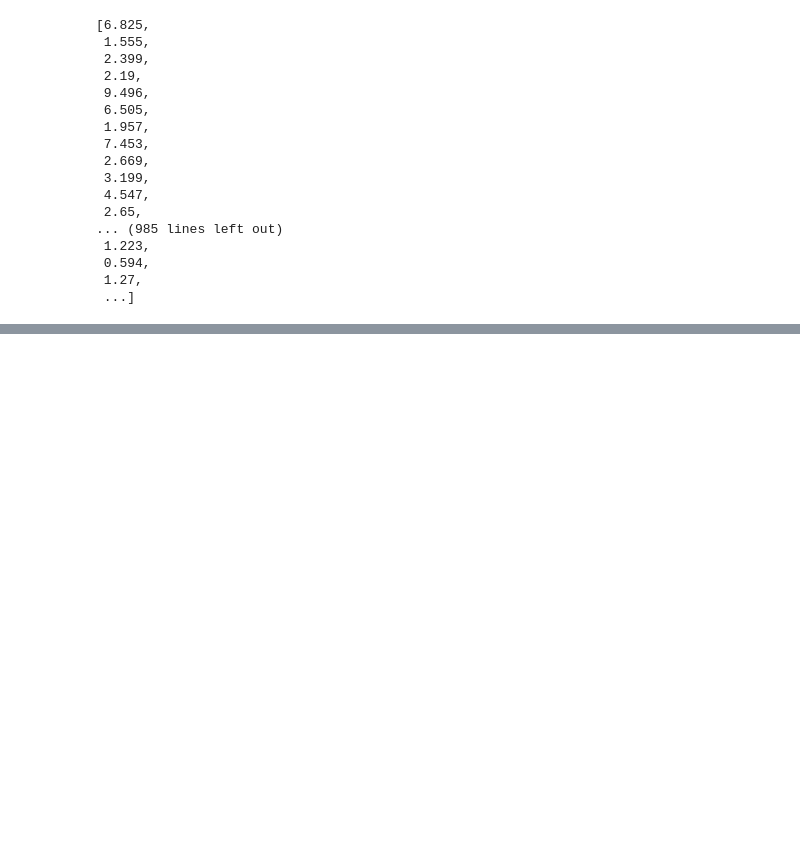
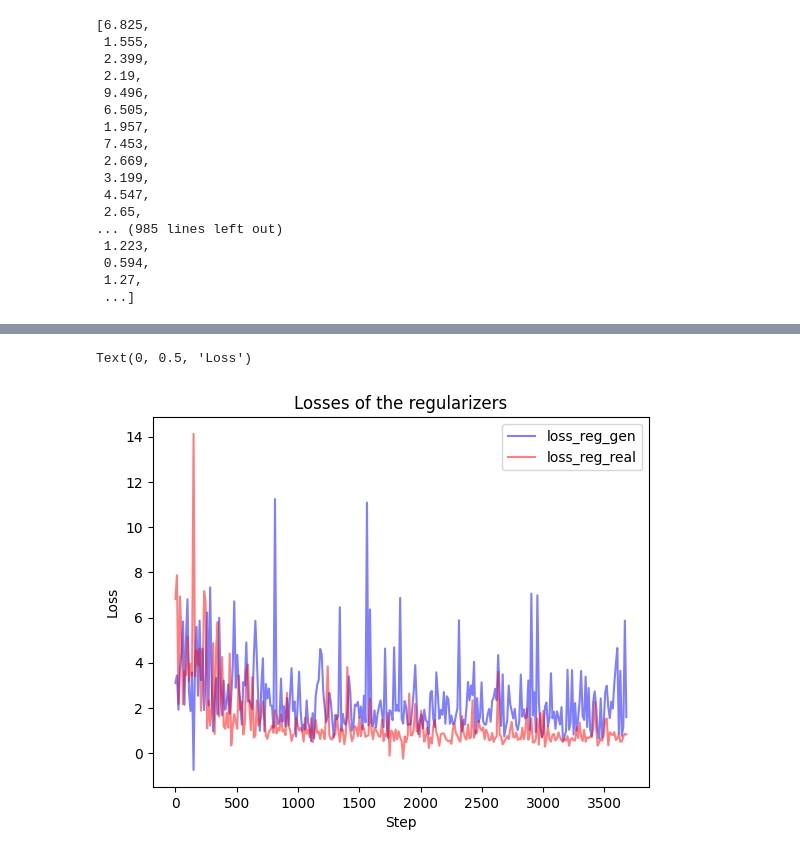
Before and after one commit to Jeremstym/depoibens, a Jupyter notebook: statdes.ipynb, the cells around one changed output, grey strips where cells are left out. Saved outputs shown, nothing was run; the diff lists cells and outputs as text; code cells hidden in the pictures; blank space fills up the shorter version.

```diff
--- a/statdes.ipynb
+++ b/statdes.ipynb
@@ -195,0 +249,17 @@ li_reg_real
+# %%
+from scipy.interpolate import make_interp_spline
+x = np.arange(0, len(li_reg_gen), 1)
+y = li_reg_gen
+y2 = li_reg_real
+ynew = make_interp_spline(x, y, k=3)  # type: BSpline
+ynew2 = make_interp_spline(x, y2, k=3)  # type: BSpline
+xnew = np.linspace(x.min(), x.max(), 300)
+plt.plot(xnew, ynew(xnew), label="loss_reg_gen", color="blue", alpha=0.5)
+plt.plot(xnew, ynew2(xnew), label="loss_reg_real", color="red", alpha=0.5)
+plt.legend()
+plt.title("Losses of the regularizers")
+plt.xlabel("Step")
+plt.ylabel("Loss")
+# %% [output]
+Text(0, 0.5, 'Loss')
+[figure, added]
```
Also changed, not shown: parts of 5 cells of this notebook.
